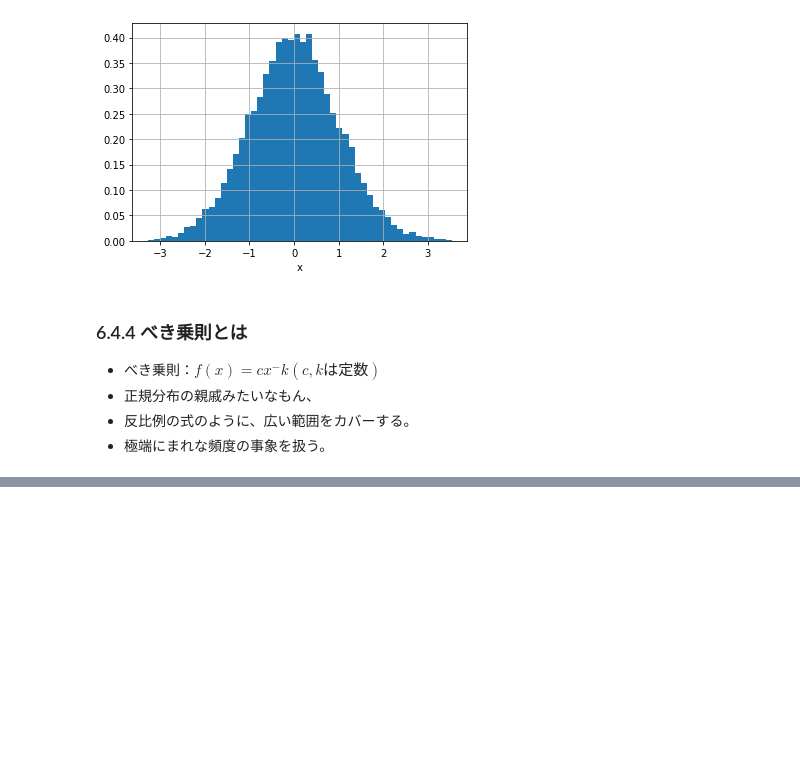
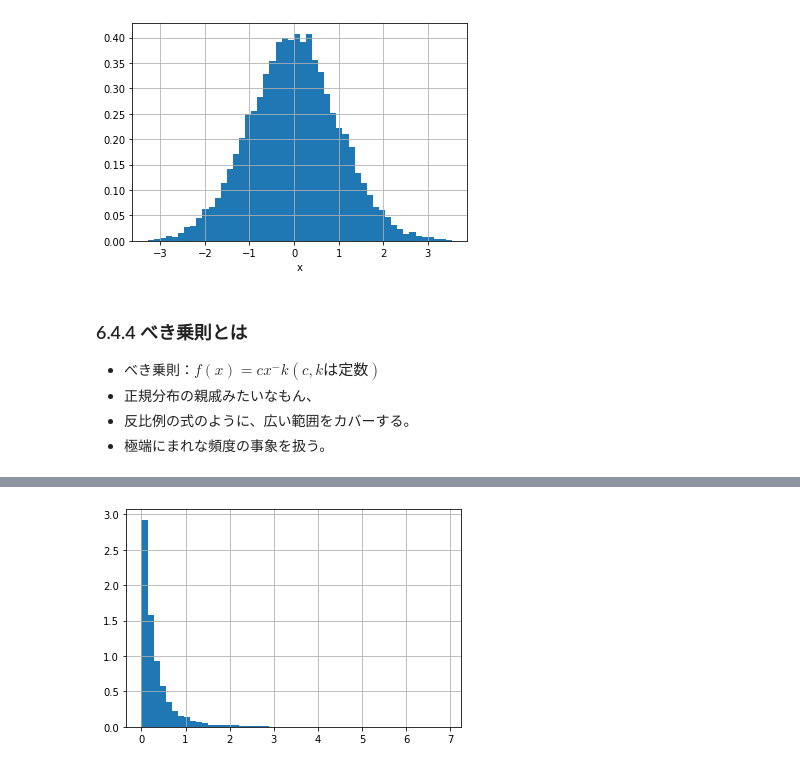
Before and after one commit to tsyu12345/python-ml-text, a Jupyter notebook: Unit6.ipynb, the cells around one changed output, grey strips where cells are left out. Drawn from its saved outputs; the diff is of its cells as text; code cells hidden in the pictures; blank space fills up the shorter version.

```diff
--- a/Unit6.ipynb
+++ b/Unit6.ipynb
@@ -194,0 +215,7 @@ def power_func(x:ndarray, c:float, k:float) -> ndarray:
+# %%
+s:ndarray = np.random.pareto(4, 10000)
+plt.hist(s, bins=50, density=True)
+plt.grid()
+plt.show()
+# %% [output]
+[figure, added]
```
Also changed, not shown: parts of 26 cells of this notebook.
